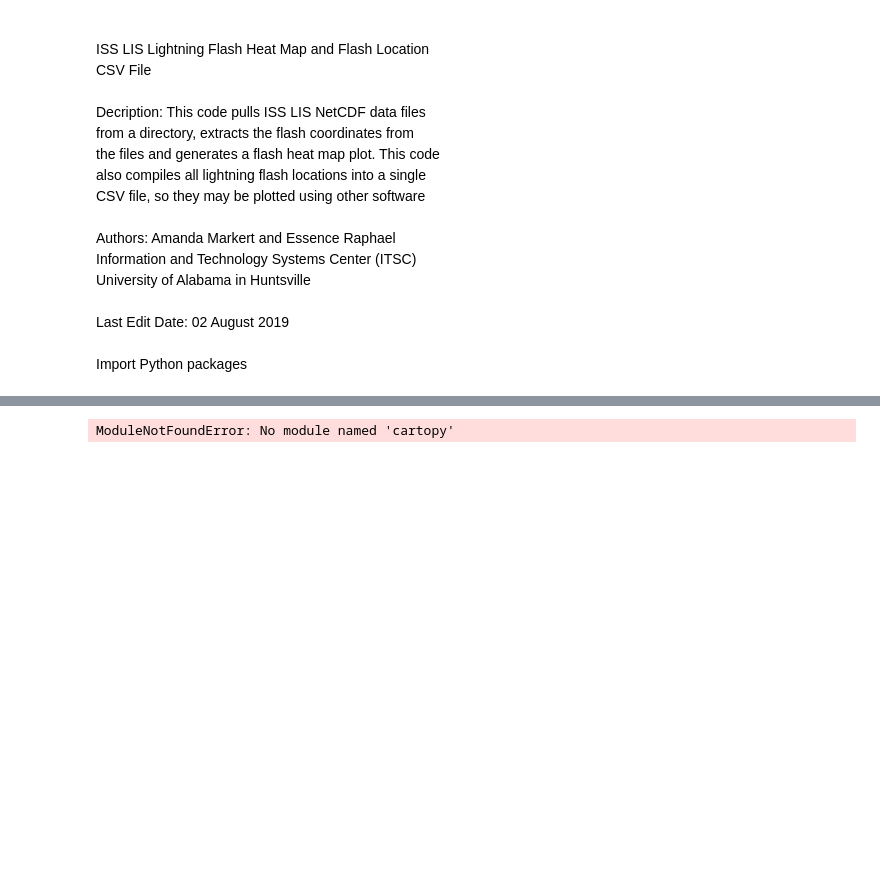
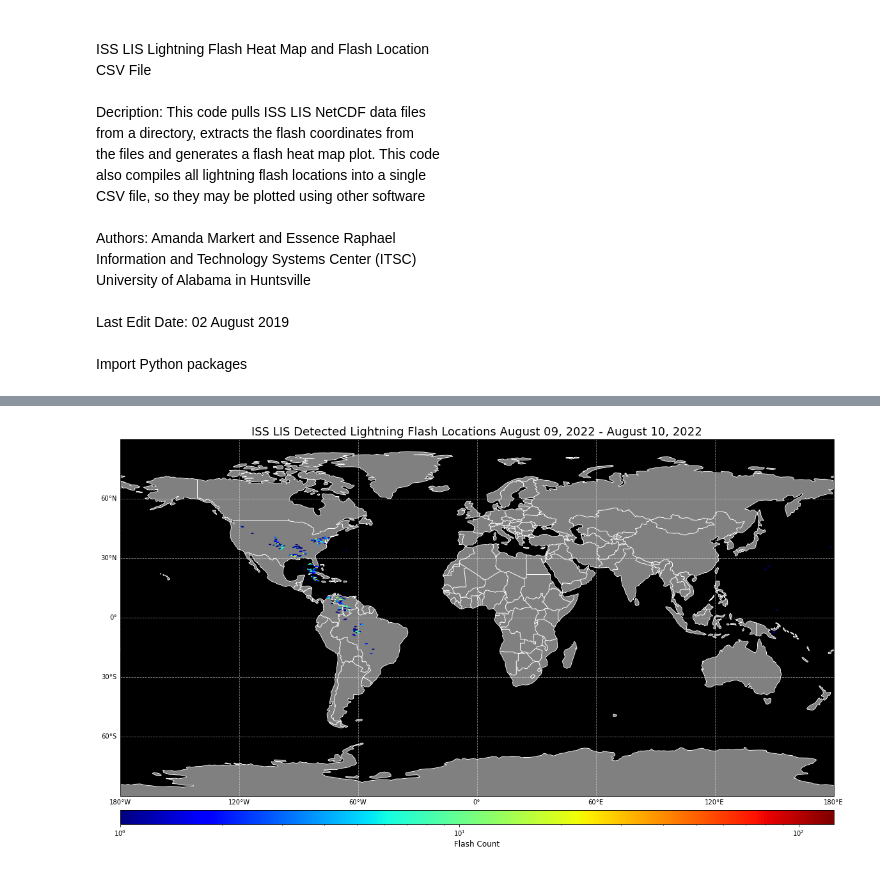
Before and after one commit to ghrcdaac/data-recipes, a Jupyter notebook: ISS_LIS_FlashLoc_Quickview_Python3.ipynb, the cells around one changed output, grey strips where cells are left out. Cells and saved outputs as stored; diff of their text form; code cells hidden in the pictures; blank space fills up the shorter version.

```diff
--- a/ISS_LIS_FlashLoc_Quickview_Python3.ipynb
+++ b/ISS_LIS_FlashLoc_Quickview_Python3.ipynb
@@ -42,14 +42,15 @@ from cartopy.mpl.gridliner import LONGITUDE_FORMATTER, LATITUDE_FORMATTER
 # Initial file path. It can be changed by passing a different path as an argument
 # to the main() function
 
-file_path = 'D:/data_recipes/iss_lis/data/'
+
 def main(file_path):
-
+    file_path = 'test_files/iss_lis/'
     #Define the directory of the files
     dataDir = os.path.join(file_path, '')
 
     #Identify all the ISS LIS NetCDF files in the directory and their paths
     raw_files = glob.glob(dataDir+'ISS_LIS_*.nc')
+    print(raw_files)
     files = [os.path.normpath(i) for i in raw_files]
 
     #Extract the dates for the files
@@ -70,8 +71,8 @@ def main(file_path):
         orbit_end.append(end_value)
 
     #From the start and end times, calculate the minimum and maximum date of the files
-    start_dates = num2date(orbit_start[:], start_value_units.units)
-    stop_dates = num2date(orbit_end[:], end_value_units.units)
+    start_dates = num2date(orbit_start[:], units=start_value_units.units)
+    stop_dates = num2date(orbit_end[:], units=end_value_units.units)
     begin_date_value = min(start_dates)
     end_date_value = max(stop_dates)
 
@@ -163 +164 @@ note: This error originates from a subprocess, and is likely not a problem with
-ModuleNotFoundError: No module named 'cartopy'
+[figure, added]
```
Also changed, not shown: parts of 1 cell of this notebook, 46 other files.
